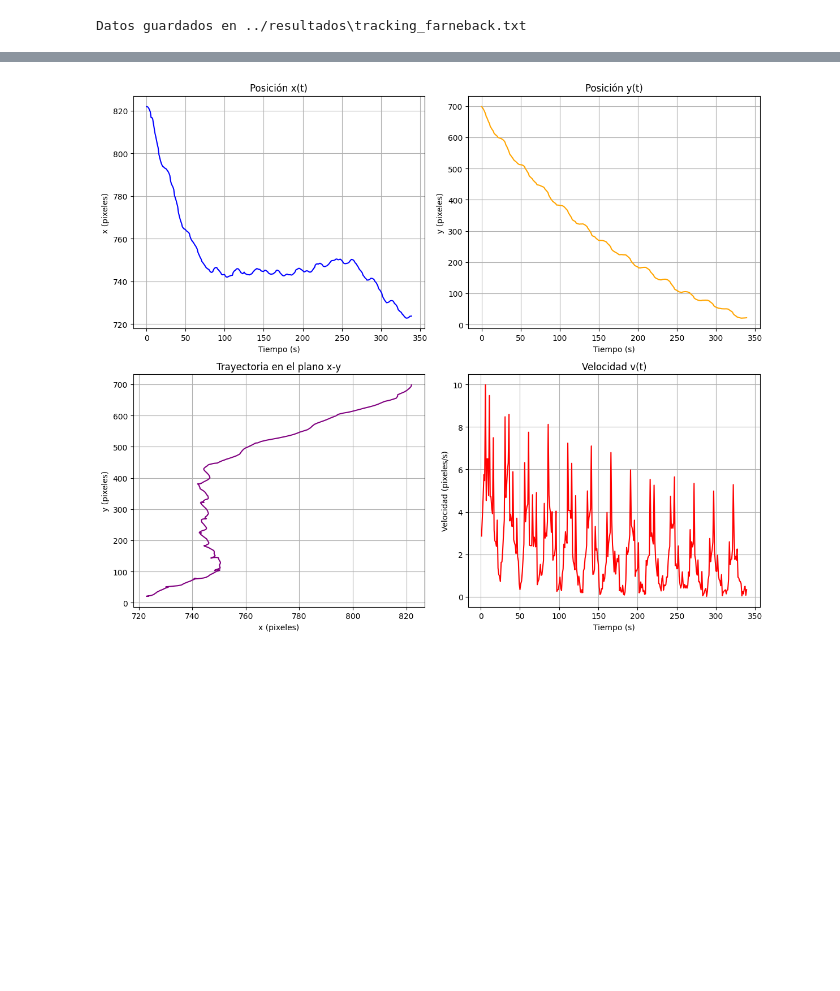
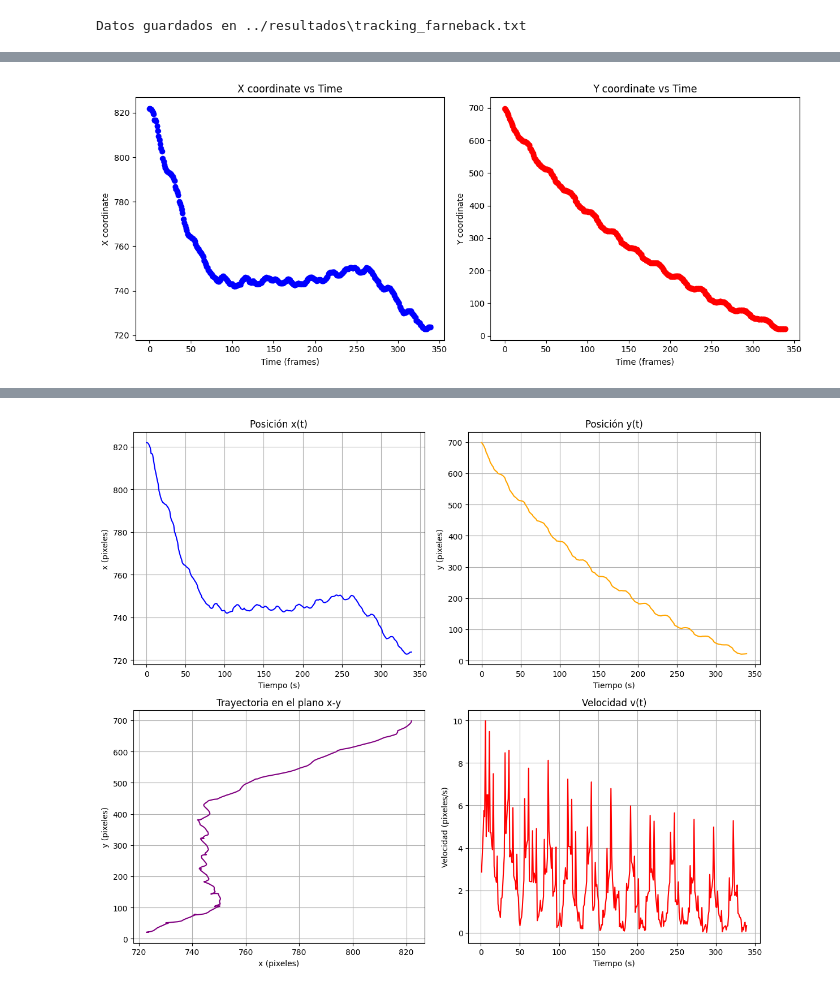
Before and after one commit to MediaMind-ULPGC/P07, a Jupyter notebook: farnebak/farneback_p07.ipynb, the cells around one changed output, grey strips where cells are left out. Drawn from its saved outputs; the diff is of its cells as text; code cells hidden in the pictures; blank space fills up the shorter version.

Commit message:
time frames

```diff
--- a/farnebak/farneback_p07.ipynb
+++ b/farnebak/farneback_p07.ipynb
@@ -219,6 +219,9 @@ result_frame = np.zeros_like(old_frame)
 
 #trayectoria
 tracking_path = [hand_point]
+tracking_path_skips = [hand_point]
+i = 0
+frames = [i]
 
 size = (old_frame.shape[1], old_frame.shape[0])
 fourcc = cv.VideoWriter_fourcc(*'DIVX')
@@ -245,6 +248,10 @@ while status:
         new_x, new_y = x + fx, y + fy
         new_tracked_points.append((new_x, new_y))
         tracking_path.append((new_x, new_y))
+        tracking_path_skips.append((new_x, new_y))
+
+    i += 1
+    frames.append(i)
 
     result_frame = cv.addWeighted(result_frame, 0.8, frame2, 0.2, 0)
 
@@ -275,13 +282,18 @@ Speed: 7.2ms preprocess, 924.1ms inference, 2.4ms postprocess per image at shape
 # %%
 x_coordinates = [point[0] for point in tracking_path]
 y_coordinates = [point[1] for point in tracking_path]
+x_skip = [point[0] for point in tracking_path_skips]
+y_skip = [point[1] for point in tracking_path_skips]
 timestamp = [i for i in range(len(tracking_path))]
 speed = np.sqrt(np.diff(x_coordinates)**2 + np.diff(y_coordinates)**2)
 
 data = {
     "x_coordinates": x_coordinates,
     "y_coordinates": y_coordinates,
+    "x_skip": x_skip,
+    "y_skip": y_skip,
     "time": timestamp,
+    "time_frame": frames,
     "speed": speed.tolist(),
 }
 
@@ -299,0 +312,19 @@ Time spent: 1.473236580689748 minutes
+# %%
+plt.figure(figsize=(12, 5))
+
+plt.subplot(1, 2, 1)
+plt.plot(frames, x_skip, label="x(t)", color="blue", marker='o', linestyle='')
+plt.xlabel("Time (frames)")
+plt.ylabel("X coordinate")
+plt.title("X coordinate vs Time")
+
+plt.subplot(1, 2, 2)
+plt.plot(frames,y_skip, label="y(t)", color="red", marker='o', linestyle='')
+plt.xlabel("Time (frames)")
+plt.ylabel("Y coordinate")
+plt.title("Y coordinate vs Time")
+
+plt.tight_layout()
+plt.show()
+# %% [output]
+[figure, added]
```
Also changed, not shown: parts of 3 cells of this notebook, 5 other files.
